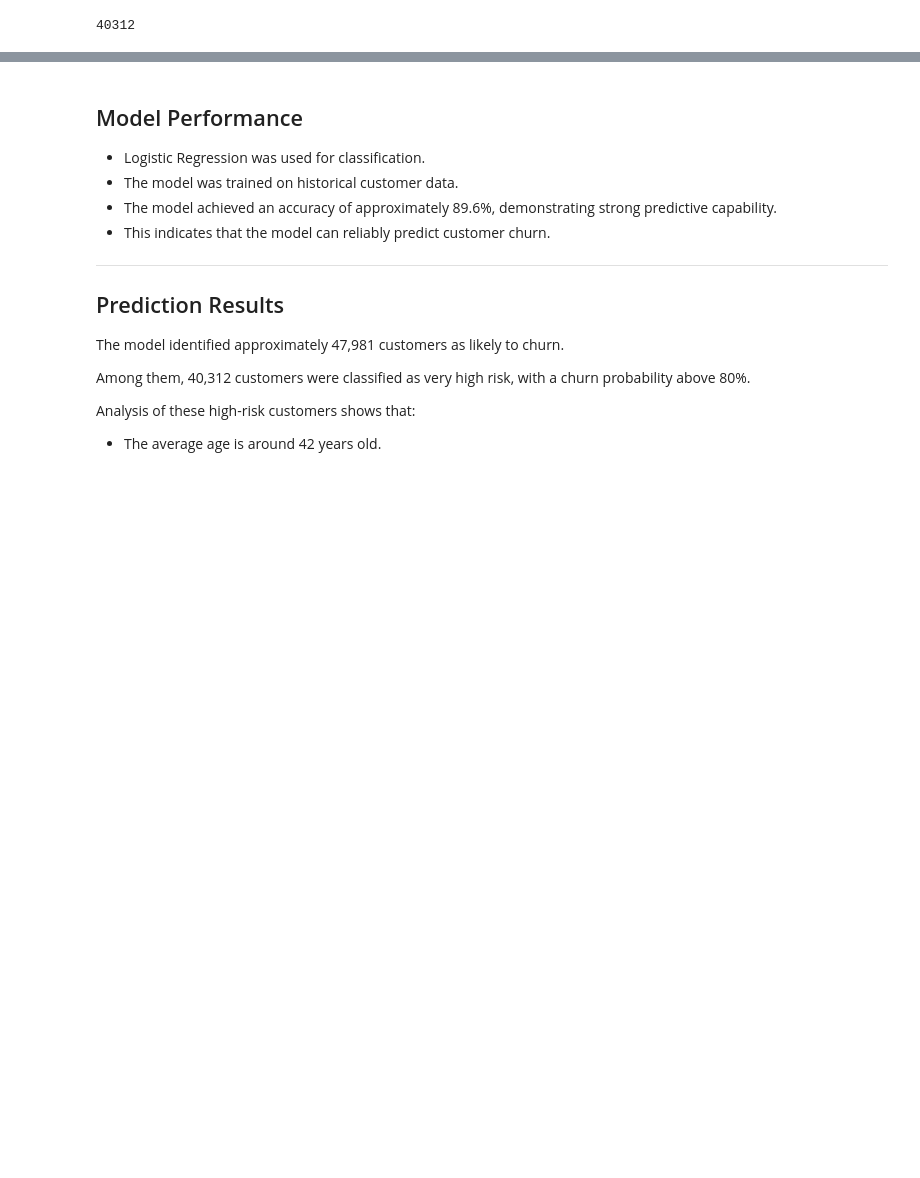
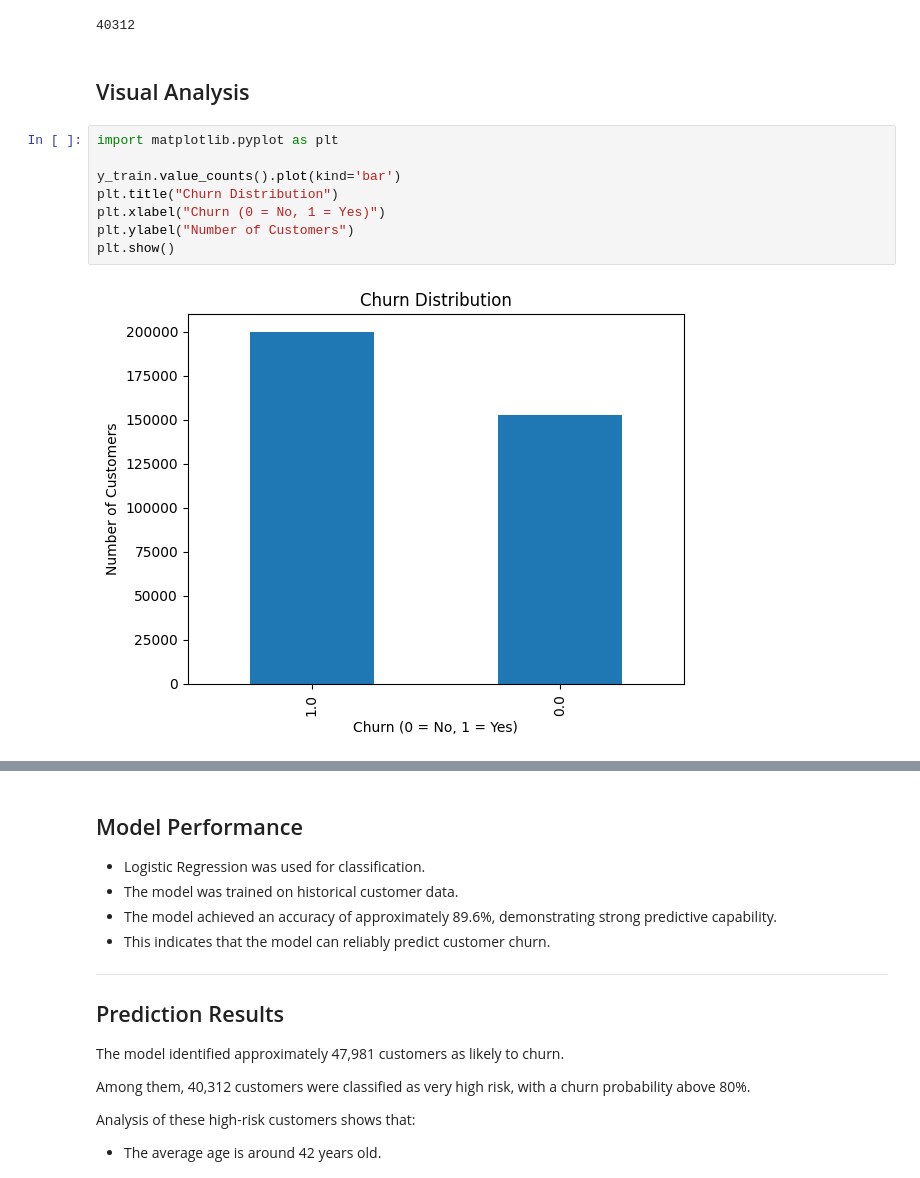
Before and after one commit to GeorgiaKementzetzidou/customer-churn-prediction, a Jupyter notebook: Customer_Churn_Prediction_using_Machine_Learning.ipynb, the cells around one changed output, grey strips where cells are left out. Drawn from its saved outputs; the diff is of its cells as text; blank space fills up the shorter version.

```diff
--- a/Customer_Churn_Prediction_using_Machine_Learning.ipynb
+++ b/Customer_Churn_Prediction_using_Machine_Learning.ipynb
@@ -235,3 +235,15 @@ high_risk.head()
 len(high_risk)
 # %% [output]
 40312
+# %% [markdown]
+## Visual Analysis
+# %%
+import matplotlib.pyplot as plt
+
+y_train.value_counts().plot(kind='bar')
+plt.title("Churn Distribution")
+plt.xlabel("Churn (0 = No, 1 = Yes)")
+plt.ylabel("Number of Customers")
+plt.show()
+# %% [output]
+[figure, added]
```
Also changed, not shown: parts of 2 cells of this notebook.
